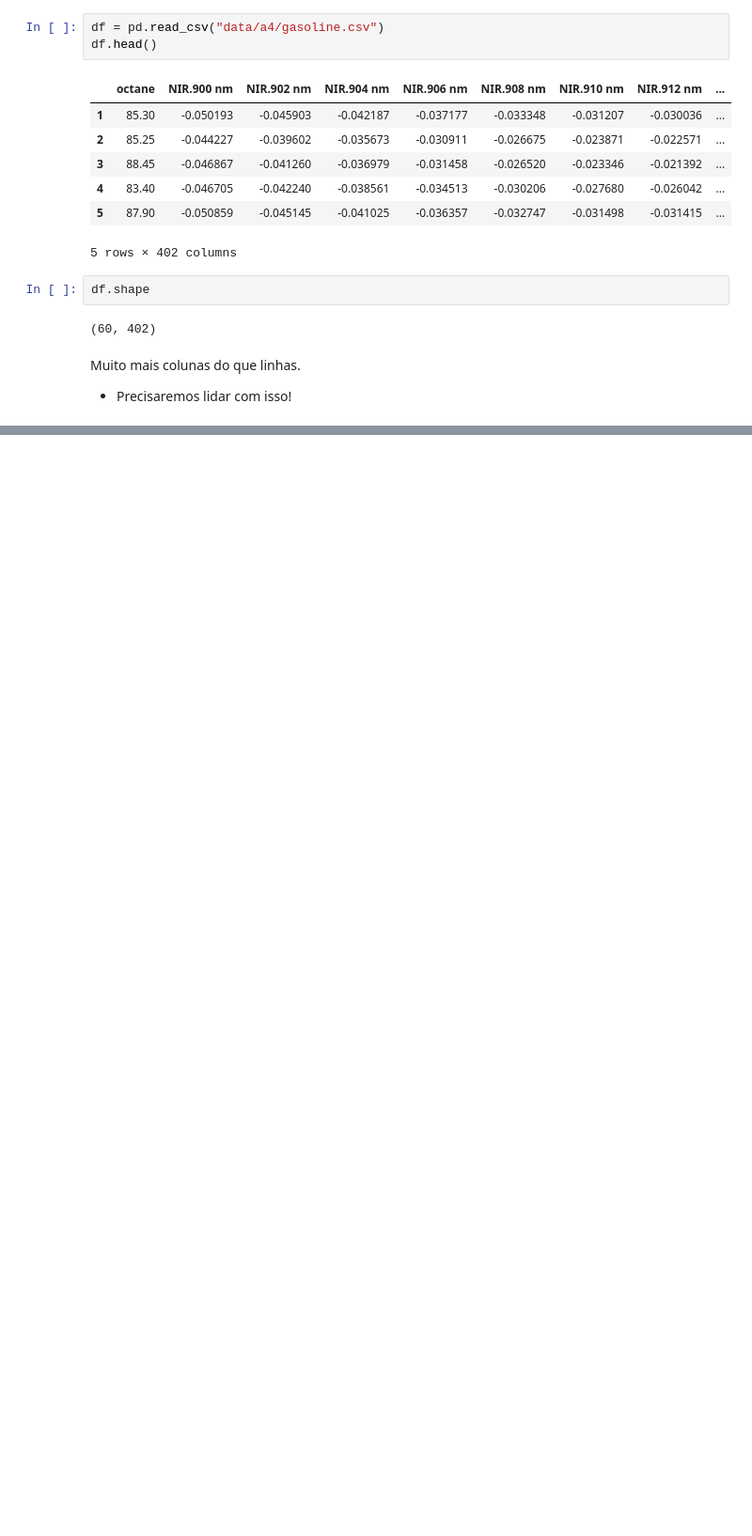
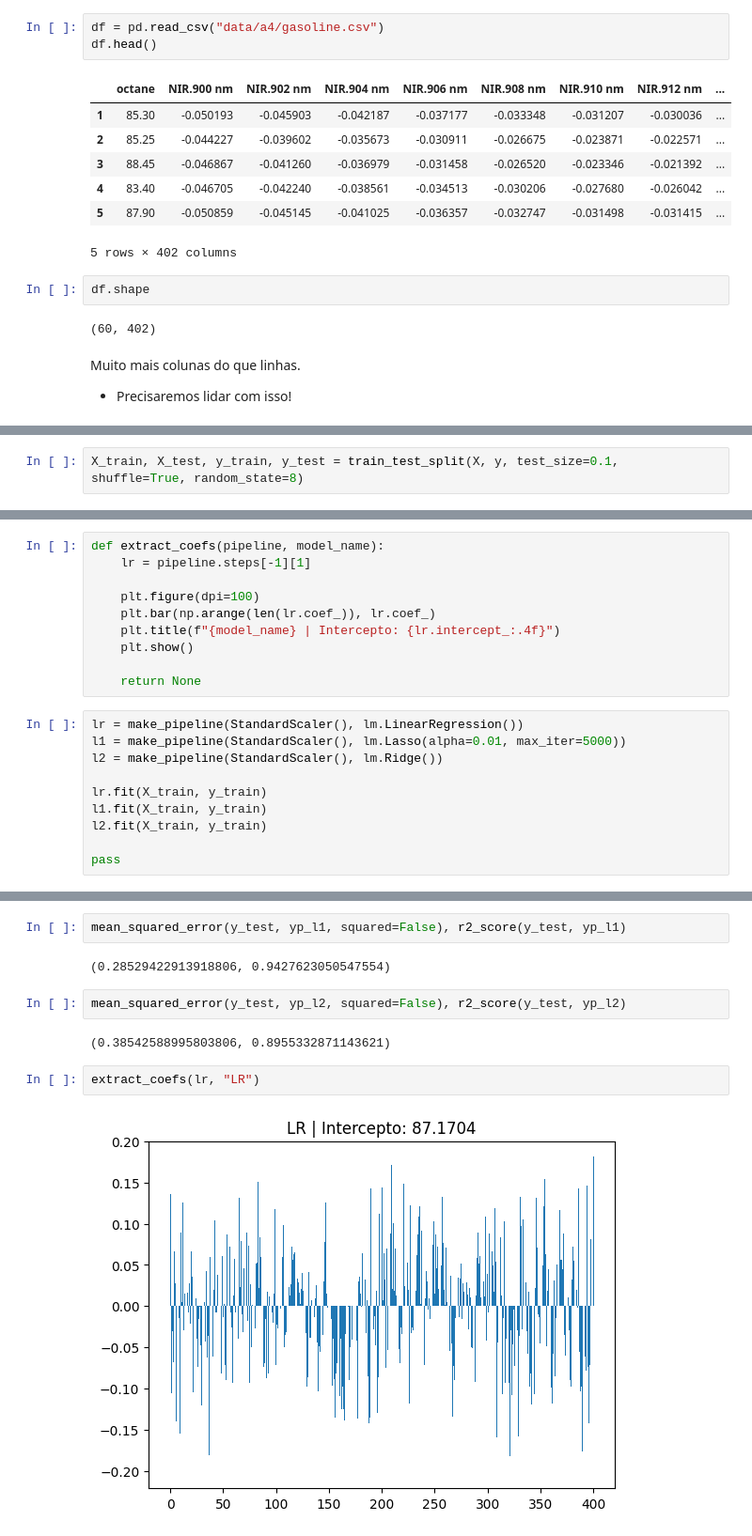
Before and after one commit to smastelini/eng-soft-ml-uel, a Jupyter notebook: aula-4.ipynb, the cells around one changed output, grey strips where cells are left out. Shown at 94% size. Saved outputs shown, nothing was run; the diff lists cells and outputs as text; blank space fills up the shorter version.

```diff
--- a/aula-4.ipynb
+++ b/aula-4.ipynb
@@ -493,0 +217,2 @@ mean_squared_error(y, y_pred_svr, squared=False), r2_score(y, y_pred_svr)
+# %%
+X_train, X_test, y_train, y_test = train_test_split(X, y, test_size=0.1, shuffle=True, random_state=8)
@@ -493,0 +311,20 @@ mean_squared_error(y, y_pred_svr, squared=False), r2_score(y, y_pred_svr)
+# %%
+def extract_coefs(pipeline, model_name):
+    lr = pipeline.steps[-1][1]
+
+    plt.figure(dpi=100)
+    plt.bar(np.arange(len(lr.coef_)), lr.coef_)
+    plt.title(f"{model_name} | Intercepto: {lr.intercept_:.4f}")
+    plt.show()
+
+    return None
+# %%
+lr = make_pipeline(StandardScaler(), lm.LinearRegression())
+l1 = make_pipeline(StandardScaler(), lm.Lasso(alpha=0.01, max_iter=5000))
+l2 = make_pipeline(StandardScaler(), lm.Ridge())
+
+lr.fit(X_train, y_train)
+l1.fit(X_train, y_train)
+l2.fit(X_train, y_train)
+
+pass
@@ -493,0 +339,12 @@ mean_squared_error(y, y_pred_svr, squared=False), r2_score(y, y_pred_svr)
+# %%
+mean_squared_error(y_test, yp_l1, squared=False), r2_score(y_test, yp_l1)
+# %% [output]
+(0.28529422913918806, 0.9427623050547554)
+# %%
+mean_squared_error(y_test, yp_l2, squared=False), r2_score(y_test, yp_l2)
+# %% [output]
+(0.38542588995803806, 0.8955332871143621)
+# %%
+extract_coefs(lr, "LR")
+# %% [output]
+[figure, added]
```
Also changed, not shown: parts of 84 cells of this notebook, 4 other files.
